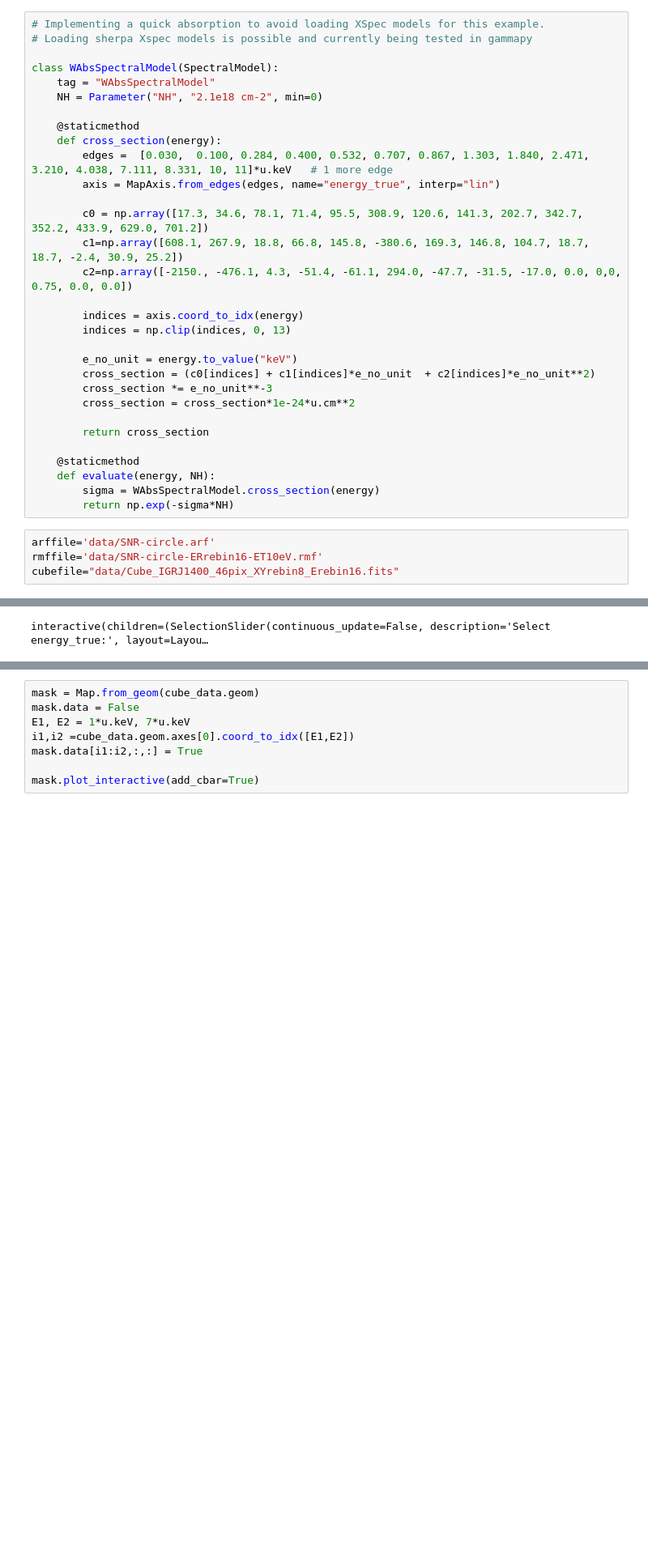
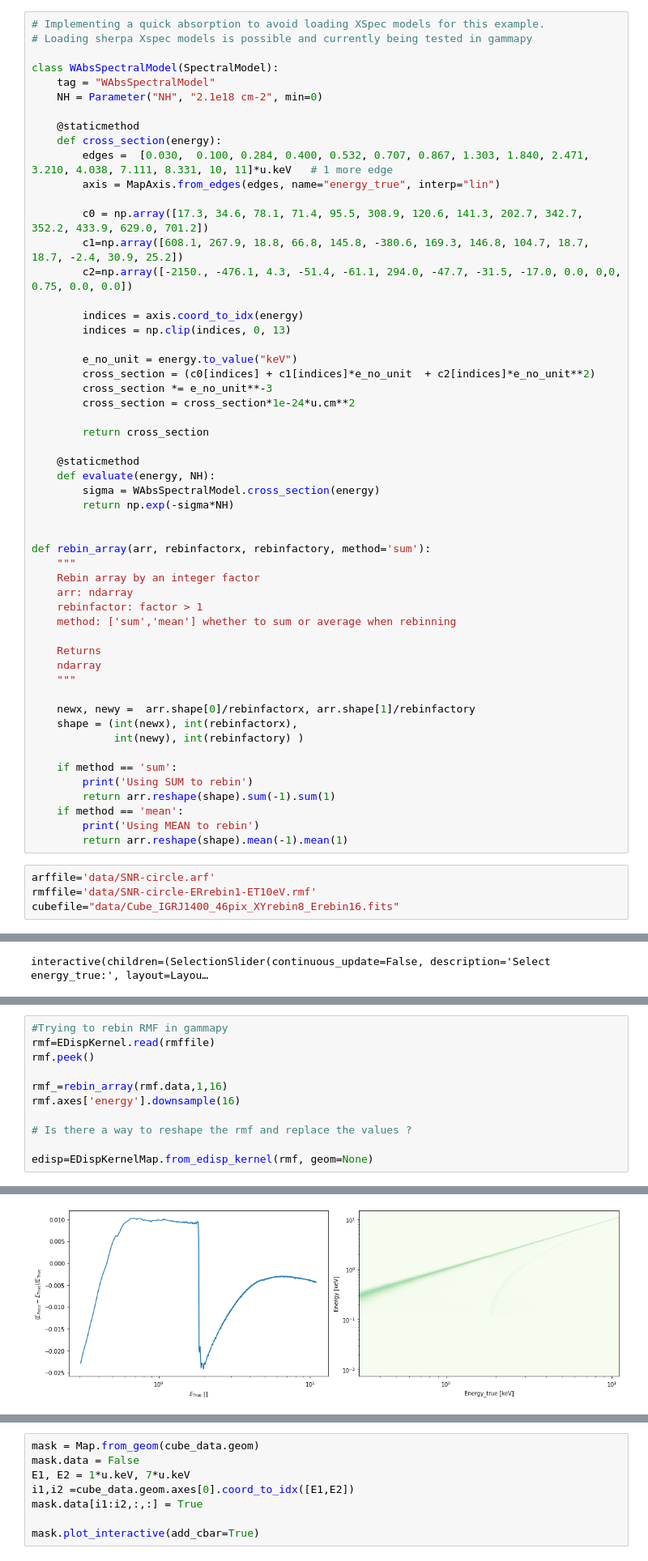
Before and after one commit to facero/3D-Xray-gammapy, a Jupyter notebook: Cube_Xrayfitting_gammapy019.ipynb, the cells around one changed output, grey strips where cells are left out. Shown at 81% size. Saved outputs shown, nothing was run; the diff lists cells and outputs as text; blank space fills up the shorter version.

```diff
--- a/Cube_Xrayfitting_gammapy019.ipynb
+++ b/Cube_Xrayfitting_gammapy019.ipynb
@@ -68,9 +68,32 @@ class WAbsSpectralModel(SpectralModel):
     def evaluate(energy, NH):
         sigma = WAbsSpectralModel.cross_section(energy)
         return np.exp(-sigma*NH)
+
+
+def rebin_array(arr, rebinfactorx, rebinfactory, method='sum'):
+    """
+    Rebin array by an integer factor
+    arr: ndarray
+    rebinfactor: factor > 1
+    method: ['sum','mean'] whether to sum or average when rebinning
+
+    Returns
+    ndarray
+    """
+
+    newx, newy =  arr.shape[0]/rebinfactorx, arr.shape[1]/rebinfactory
+    shape = (int(newx), int(rebinfactorx),
+             int(newy), int(rebinfactory) )
+
+    if method == 'sum':
+        print('Using SUM to rebin')
+        return arr.reshape(shape).sum(-1).sum(1)
+    if method == 'mean':
+        print('Using MEAN to rebin')
+        return arr.reshape(shape).mean(-1).mean(1)
 # %%
 arffile='data/SNR-circle.arf'
-rmffile='data/SNR-circle-ERrebin16-ET10eV.rmf'
+rmffile='data/SNR-circle-ERrebin1-ET10eV.rmf'
 cubefile="data/Cube_IGRJ1400_46pix_XYrebin8_Erebin16.fits"
 # %%
 E1, E2= 0.7, 7
@@ -138,0 +135,12 @@ interactive(children=(SelectionSlider(continuous_update=False, description='Sele
+# %%
+#Trying to rebin RMF in gammapy
+rmf=EDispKernel.read(rmffile)
+rmf.peek()
+
+rmf_=rebin_array(rmf.data,1,16)
+rmf.axes['energy'].downsample(16)
+
+# Is there a way to reshape the rmf and replace the values ?
+
+edisp=EDispKernelMap.from_edisp_kernel(rmf, geom=None)
+# %% [output]
@@ -138,0 +148 @@ interactive(children=(SelectionSlider(continuous_update=False, description='Sele
+[figure, new version]
```
Also changed, not shown: parts of 23 cells of this notebook, 1 other file.
